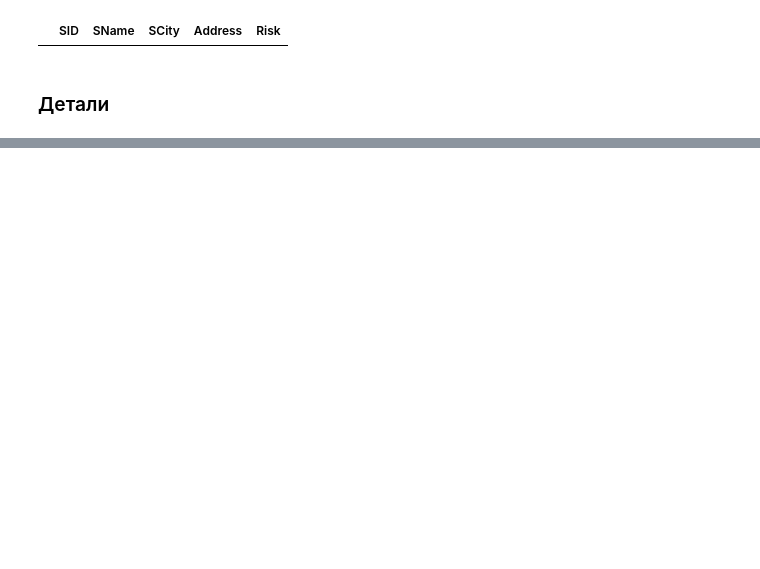
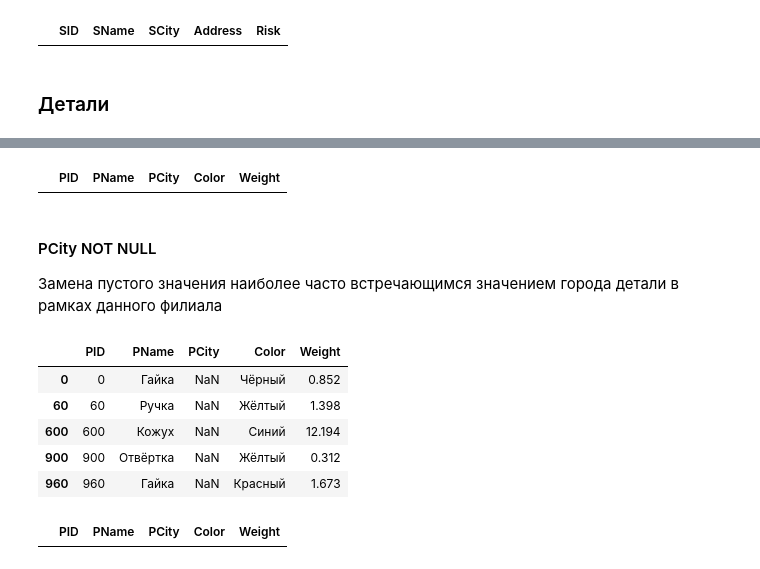
Before and after one commit to eecs-susu/analytical-information-processing, a Jupyter notebook: Data Warehouse and OLAP/scripts/xlsx_converter.ipynb, the cells around one changed output, grey strips where cells are left out. Saved outputs shown, nothing was run; the diff lists cells and outputs as text; code cells hidden in the pictures; blank space fills up the shorter version.

```diff
--- a/Data Warehouse and OLAP/scripts/xlsx_converter.ipynb
+++ b/Data Warehouse and OLAP/scripts/xlsx_converter.ipynb
@@ -131,0 +121,18 @@ providers[np.logical_not(providers['Risk'].isin(possible_risks))]
+# %%
+details = details.dropna(subset=['PName'])
+# %%
+details[details['PName'].isna()]
+# %% [output]
+|  | PID | PName | PCity | Color | Weight |
+# %% [markdown]
+#### PCity NOT NULL
+Замена пустого значения наиболее часто встречающимся значением города детали в рамках данного филиала
+# %%
+details[details['PCity'].isna()].head()
+# %% [output]
+|  | PID | PName | PCity | Color | Weight |
+| 0 | 0 | ﻿Гайка | NaN | Чёрный | 0.852 |
+| 60 | 60 | Ручка | NaN | Жёлтый | 1.398 |
+| 600 | 600 | Кожух | NaN | Синий | 12.194 |
+| 900 | 900 | Отвёртка | NaN | Жёлтый | 0.312 |
+| 960 | 960 | ﻿Гайка | NaN | Красный | 1.673 |
@@ -131,0 +144,4 @@ providers[np.logical_not(providers['Risk'].isin(possible_risks))]
+# %%
+details[details['PCity'].isna()].head()
+# %% [output]
+|  | PID | PName | PCity | Color | Weight |
```
Also changed, not shown: parts of 45 cells of this notebook.
